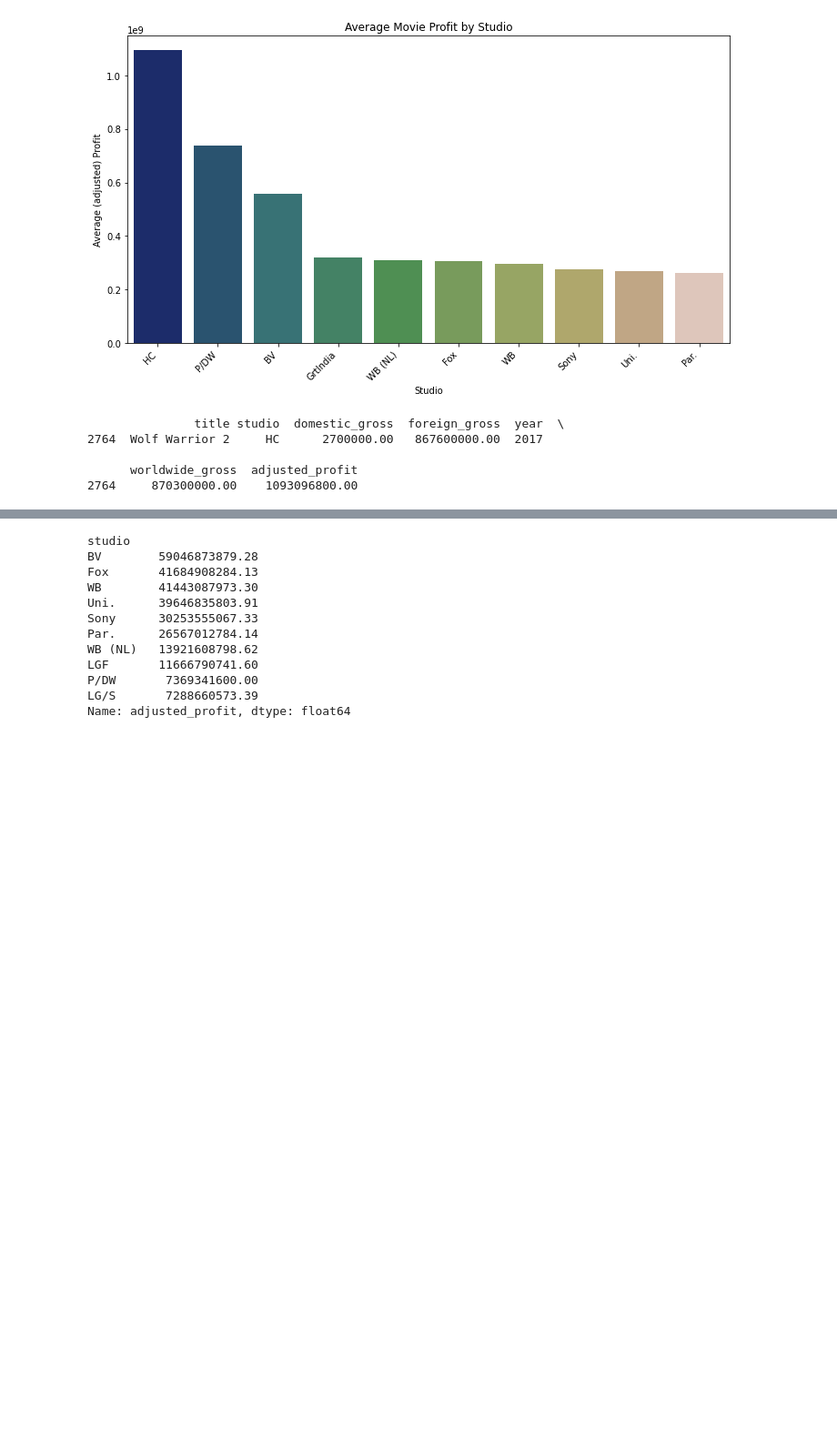
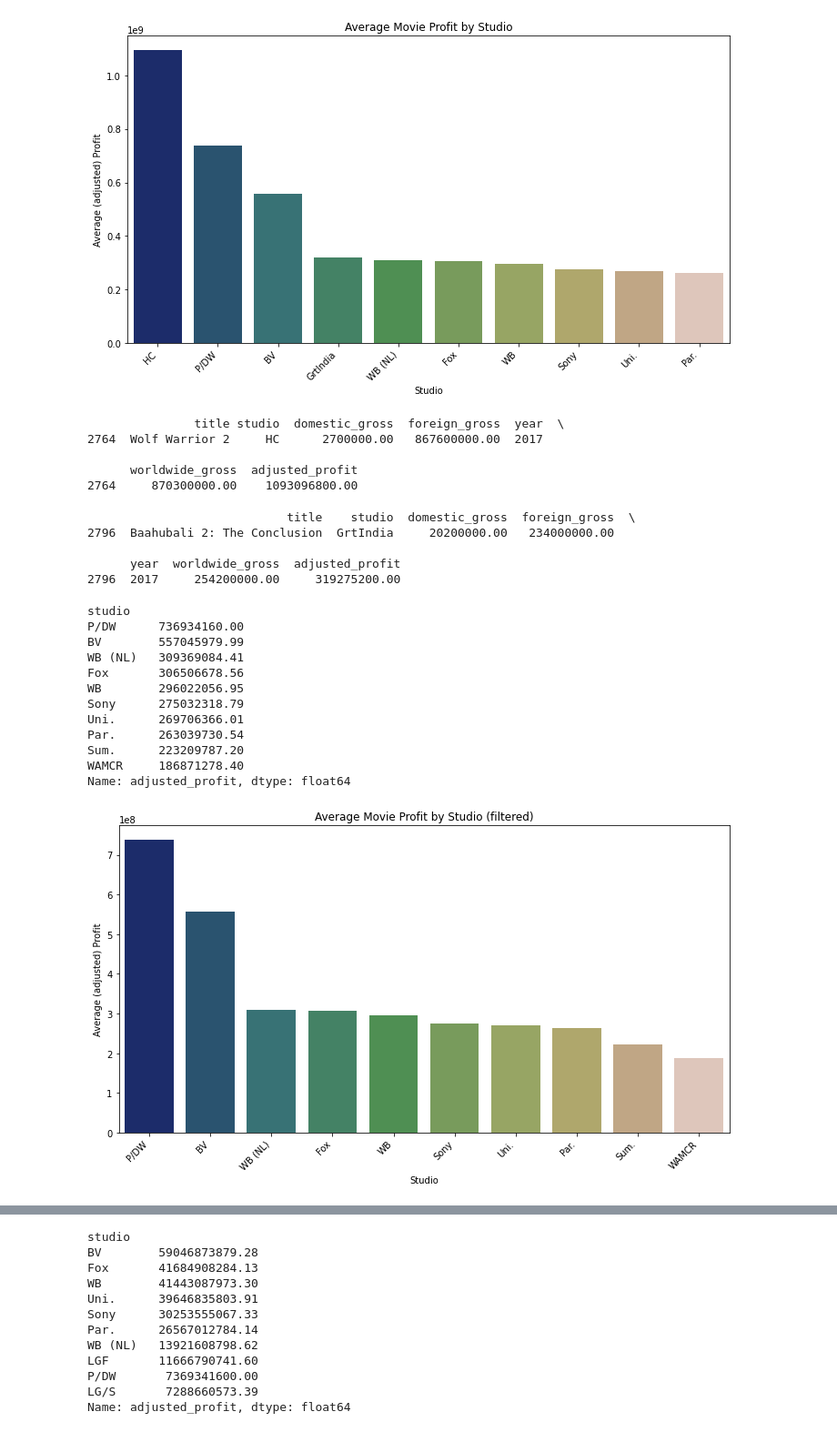
Before and after one commit to morgannash1/movie_analysis_project, a Jupyter notebook: notebook.ipynb, the cells around one changed output, grey strips where cells are left out. Shown: that part at 91% size. Saved outputs shown, nothing was run; the diff lists cells and outputs as text; code cells hidden in the pictures; blank space fills up the shorter version.

Commit message:
notebook/question 4- GrtIndia

```diff
--- a/notebook.ipynb
+++ b/notebook.ipynb
@@ -1151,4 +1151,14 @@ print(hc_studio_rows)
 
       worldwide_gross  adjusted_profit
 2764     870300000.00    1093096800.00
+# %%
+#GrtIndia was unfamiliar to me, also look further:
+grt_studio_rows = bom_df[bom_df['studio'] == 'GrtIndia']
+print(grt_studio_rows)
+# %% [output]
+                            title    studio  domestic_gross  foreign_gross  \
+2796  Baahubali 2: The Conclusion  GrtIndia     20200000.00   234000000.00
+
+      year  worldwide_gross  adjusted_profit
+2796  2017     254200000.00     319275200.00
 # %%
@@ -1156 +1166,32 @@ print(hc_studio_rows)
 bom_df_filtered = bom_df[bom_df['studio'] != 'HC'].copy()
+# %%
+#get rid of the 1 movie with GrtIndia as studio to plot again without it as there is only 1 record with GrtIndia as the studio..
+bom_df_filtered2 = bom_df_filtered[bom_df_filtered['studio'] != 'GrtIndia'].copy()
+# %%
+bom_df_stu_filt = bom_df_filtered2.groupby('studio')['adjusted_profit'].mean()
+sorted_bom_df_stu_filt = bom_df_stu_filt.sort_values(ascending=False)
+sorted_bom_df_stu_filt = sorted_bom_df_stu_filt[:10]
+print(sorted_bom_df_stu_filt)
+
+plt.figure(figsize=(10, 6))
+sns.barplot(x=sorted_bom_df_stu_filt.index, y=sorted_bom_df_stu_filt.values, palette='gist_earth')
+plt.title('Average Movie Profit by Studio (filtered)')
+plt.xlabel('Studio')
+plt.ylabel('Average (adjusted) Profit')
+plt.xticks(rotation=45, ha='right')
+plt.tight_layout()
+plt.show()
+# %% [output]
+studio
+P/DW      736934160.00
+BV        557045979.99
+WB (NL)   309369084.41
+Fox       306506678.56
+WB        296022056.95
+Sony      275032318.79
+Uni.      269706366.01
+Par.      263039730.54
+Sum.      223209787.20
+WAMCR     186871278.40
+Name: adjusted_profit, dtype: float64
+[figure, added]
```
Also changed, not shown: parts of 2 cells of this notebook.
